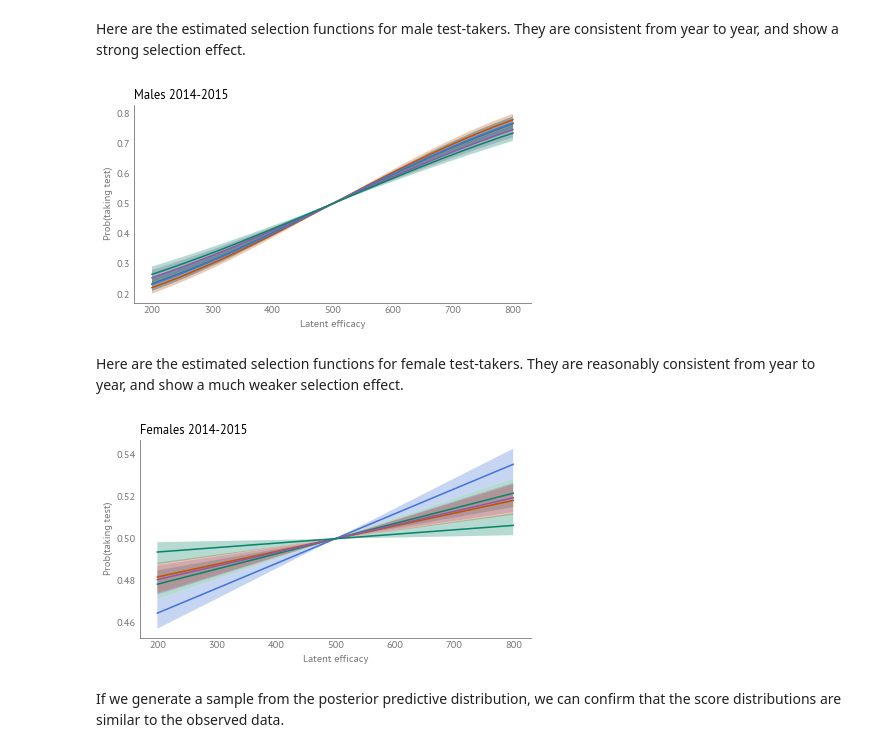
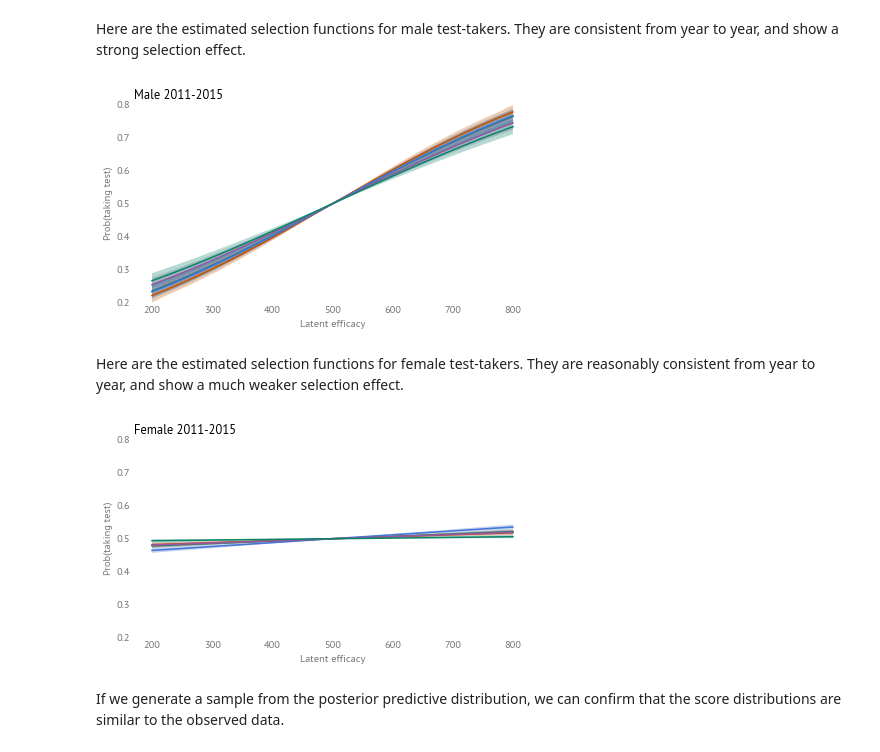
Before and after one commit to AllenDowney/SelectionSAT, a Jupyter notebook: selection_bias3.ipynb, the cells around one changed output. Saved outputs shown, nothing was run; the diff lists cells and outputs as text; code cells hidden in the pictures.

```diff
--- a/selection_bias3.ipynb
+++ b/selection_bias3.ipynb
@@ -347,8 +359,6 @@ If it's too small, it restricts the spikes too much, and the model fails the pos
 If it's too large, it allows the perturbations to explain the shape of the distribution entirely, so we lose the ability to estimate the difference in latent distributions and the magnitude of the selection effect.
 
 By trial and error, 0.05 seems to be the smallest value that's sufficient to reproduce the spikes, while preserving the ability to estimate the other parameters.
-# %%
-sigma_noise = 0.05
 # %%
 dist, plot = pz.maxent(pz.Gamma(), lower=0.04, upper=0.2, mass=0.95)
 sigma_noise_params = dist.params_dict
@@ -703,7 +767,7 @@ with pm.Model(coords=coords) as model:
     # Generate noise
     sigma_noise = pm.Gamma("sigma_noise", **sigma_noise_params)
     log_noise_raw = pm.ZeroSumNormal("log_noise_raw", sigma=sigma_noise,
-                                 dims=["year", "score"])
+                                     dims=["year", "score"])
 
     # --- Detrend log_noise along the score axis (per year) ---
     x = thetas_scaled                        # shape: (score,)
@@ -739,14 +803,14 @@ with pm.Model(coords=coords) as model:
     # Test-taker distribution
     test_unnorm = center_pdf * p_take
     prob_test = test_unnorm.sum(axis=-1)
-    test_pdf = test_unnorm / test_unnorm.sum(axis=-1, keepdims=True)
+    test_pdf = pm.Deterministic("test_pdf", test_unnorm / test_unnorm.sum(axis=-1, keepdims=True))
 
     # Multinomial likelihood for score bins
     pm.Multinomial("obs_bins", n=N_test_pt, p=test_pdf, observed=counts_pt,
                    dims=["year", "sex", "score"])
 # %%
 with model:
-    idata = pm.sample(tune=2000, target_accept=0.95)
+    idata = pm.sample(target_accept=0.8, idata_kwargs={"log_likelihood": True})
 # %% [output]
 Initializing NUTS using jitter+adapt_diag...
 Multiprocess sampling (4 chains in 4 jobs)
@@ -815,20 +893,25 @@ for year in years:
     idata_one = idata.sel(year=year, sex="Male")
     plot_selection_function(idata_one, None, thetas_scaled)
 
-decorate(xlabel='Latent efficacy', ylabel='Prob(taking test)', title='Males 2014-2015')
+ylim = [0.2, 0.8]
+decorate(xlabel='Latent efficacy', ylabel='Prob(taking test)',
+         title='Male 2011-2015', ylim=ylim)
+plt.savefig("selection_bias38.png", dpi=300)
 # %% [output]
-[figure, old version]
+[figure, new version]
 # %% [markdown]
 Here are the estimated selection functions for female test-takers.
 They are reasonably consistent from year to year, and show a much weaker selection effect.
 # %%
 for year in years:
     idata_one = idata.sel(year=year, sex="Female")
     plot_selection_function(idata_one, None, thetas_scaled)
 
-decorate(xlabel='Latent efficacy', ylabel='Prob(taking test)', title='Females 2014-2015')
+decorate(xlabel='Latent efficacy', ylabel='Prob(taking test)',
+         title='Female 2011-2015', ylim=ylim)
+plt.savefig("selection_bias39.png", dpi=300)
 # %% [output]
-[figure, old version]
+[figure, new version]
 # %% [markdown]
 If we generate a sample from the posterior predictive distribution, we can confirm that the score distributions are similar to the observed data.
 # %%
```
Also changed, not shown: parts of 52 cells of this notebook, 1 other file.
